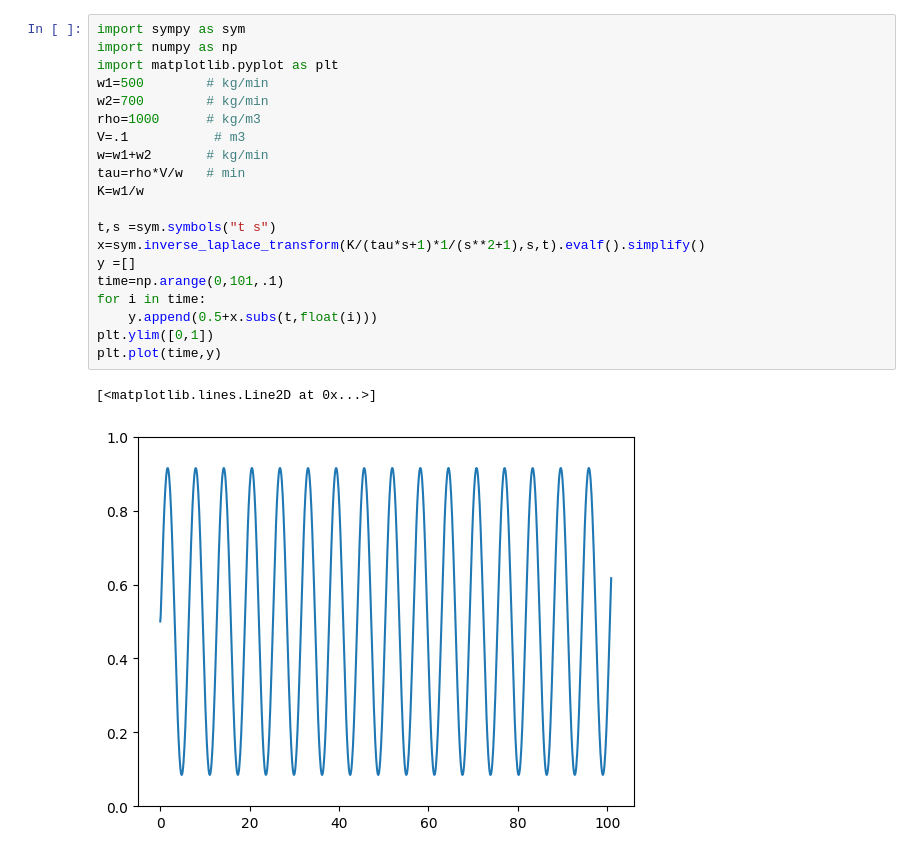
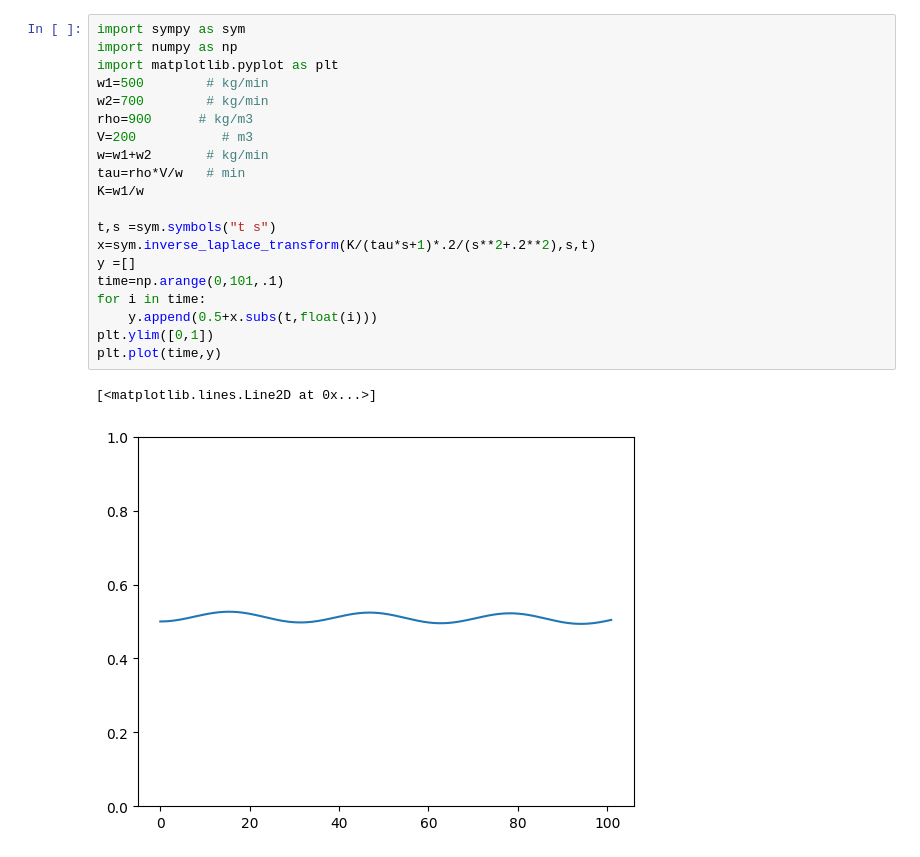
Before and after one commit to AhmadAlsaadi/ENCH421, a Jupyter notebook: Effect of tank volume.ipynb, the cells around one changed output. Saved outputs shown, nothing was run; the diff lists cells and outputs as text.

```diff
--- a/Effect of tank volume.ipynb
+++ b/Effect of tank volume.ipynb
@@ -1,26 +1,26 @@
 # %%
 import sympy as sym
 import numpy as np
 import matplotlib.pyplot as plt
 w1=500        # kg/min
 w2=700        # kg/min
-rho=1000      # kg/m3
-V=.1           # m3
+rho=900      # kg/m3
+V=200           # m3
 w=w1+w2       # kg/min
 tau=rho*V/w   # min
 K=w1/w
 
 t,s =sym.symbols("t s")
-x=sym.inverse_laplace_transform(K/(tau*s+1)*1/(s**2+1),s,t).evalf().simplify()
+x=sym.inverse_laplace_transform(K/(tau*s+1)*.2/(s**2+.2**2),s,t)
 y =[]
 time=np.arange(0,101,.1)
 for i in time:
     y.append(0.5+x.subs(t,float(i)))
 plt.ylim([0,1])
 plt.plot(time,y)
 # %% [output]
 [<matplotlib.lines.Line2D at 0x...>]
-[figure, old version]
+[figure, new version]
 # %%
 import numpy as np
 import matplotlib.pyplot as plt
```
Also changed, not shown: parts of 1 cell of this notebook.
